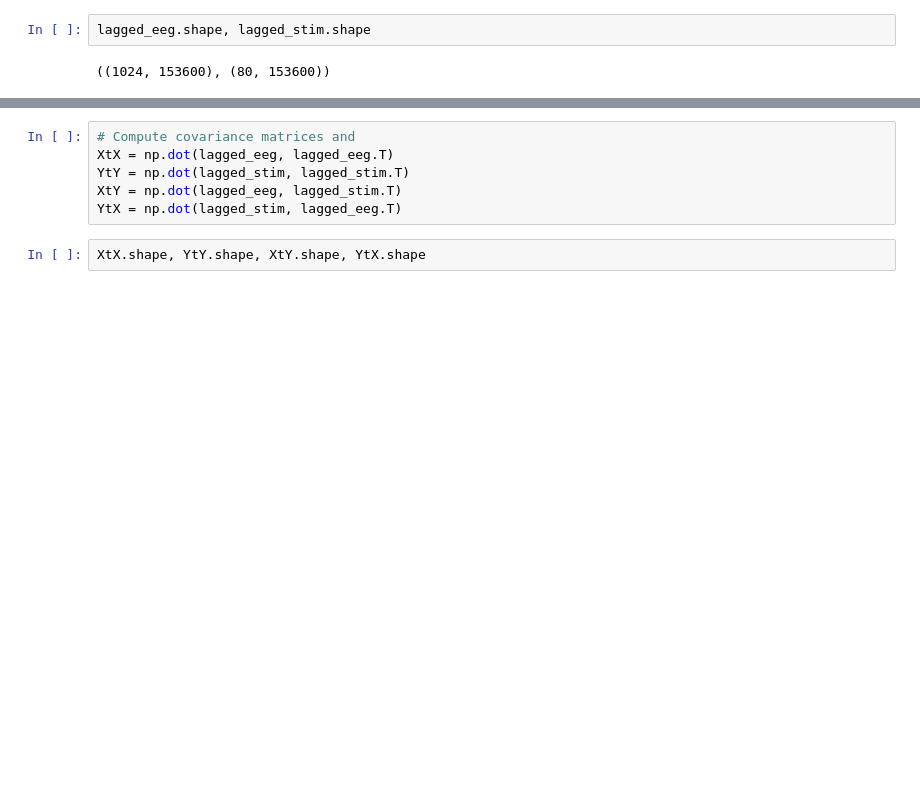
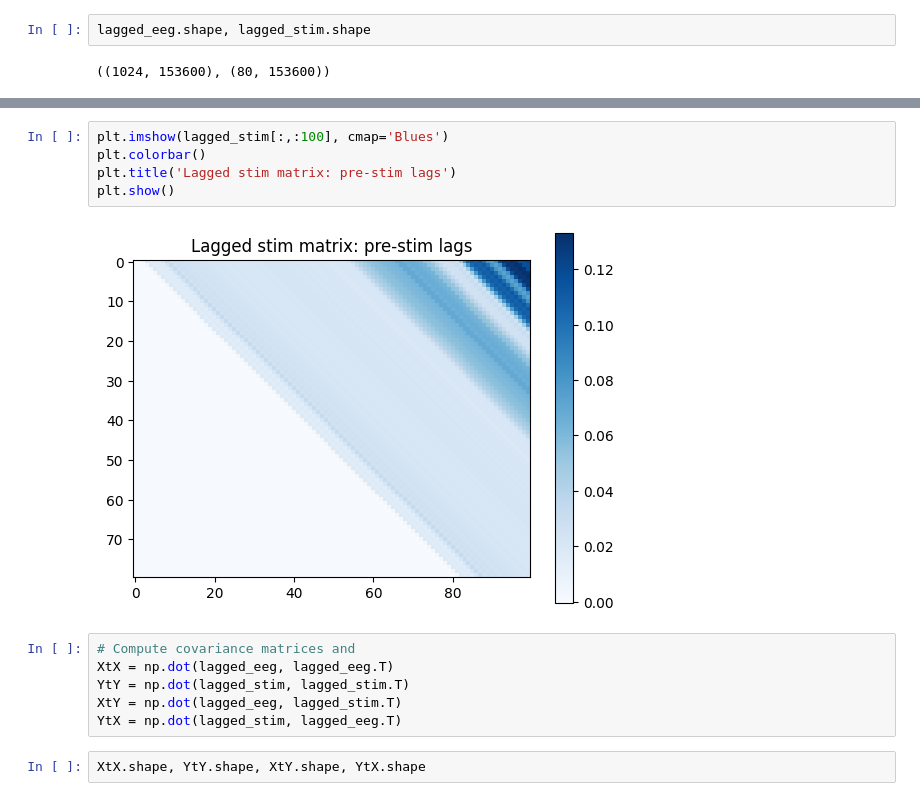
Before and after one commit to garcesote/deepAAD_project, a Jupyter notebook: notebooks/play.ipynb, the cells around one changed output, grey strips where cells are left out. Saved outputs shown, nothing was run; the diff lists cells and outputs as text; blank space fills up the shorter version.

```diff
--- a/notebooks/play.ipynb
+++ b/notebooks/play.ipynb
@@ -836,3 +906,10 @@ lagged_eeg.shape, lagged_stim.shape
+# %%
+plt.imshow(lagged_stim[:,:100], cmap='Blues')
+plt.colorbar()
+plt.title('Lagged stim matrix: pre-stim lags')
+plt.show()
+# %% [output]
+[figure, added]
 # %%
 # Compute covariance matrices and
 XtX = np.dot(lagged_eeg, lagged_eeg.T)
```
Also changed, not shown: parts of 17 cells of this notebook.
